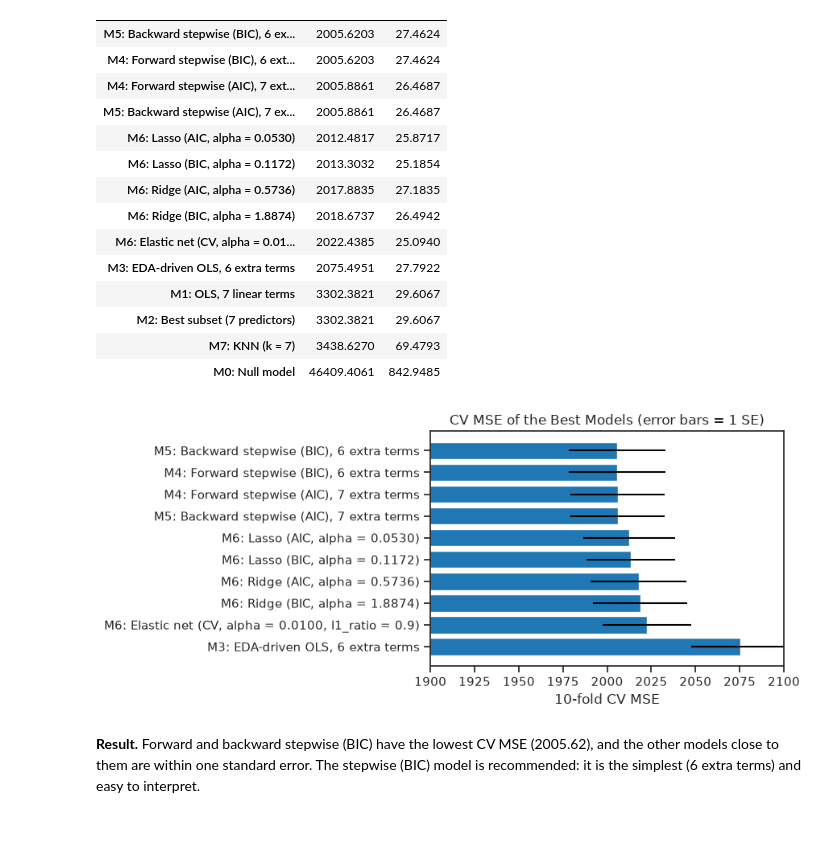
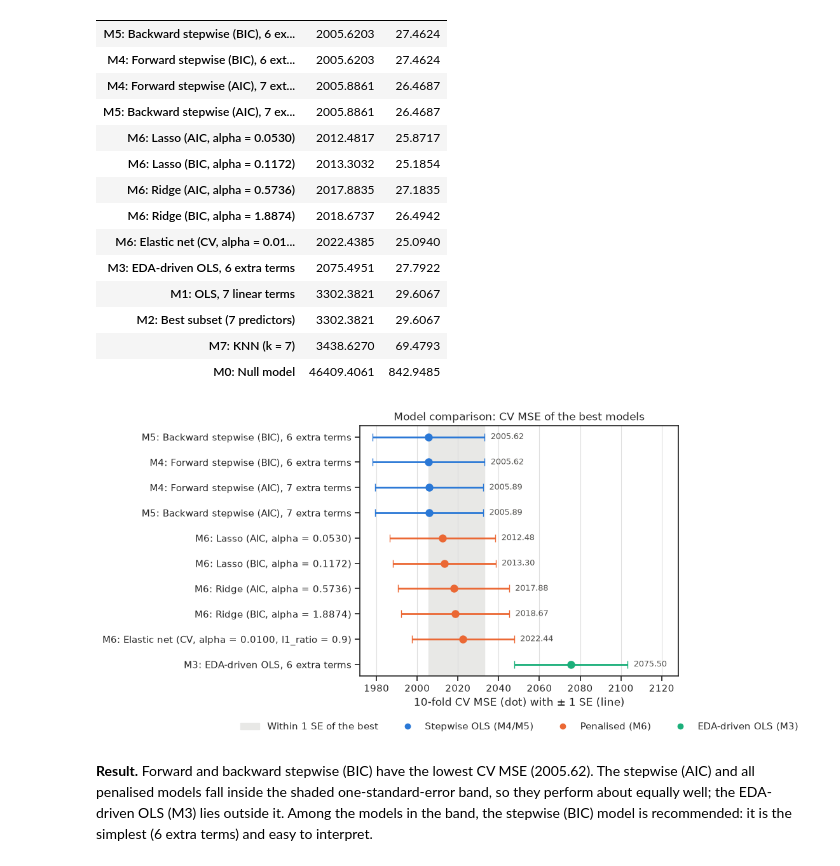
Before and after one commit to QingXueli/qbus2820, a Jupyter notebook: SID_Assignment1_implementation.ipynb, the cells around one changed output. Saved outputs shown, nothing was run; the diff lists cells and outputs as text; code cells hidden in the pictures; blank space fills up the shorter version.

```diff
--- a/SID_Assignment1_implementation.ipynb
+++ b/SID_Assignment1_implementation.ipynb
@@ -1041,20 +1041,50 @@ comparison_table.round(4)
 | M2: Best subset (7 predictors) | 3302.3821 | 29.6067 |
 | M7: KNN (k = 7) | 3438.6270 | 69.4793 |
 | M0: Null model | 46409.4061 | 842.9485 |
-# %%
-# Models close to the best one (M0, M1, the best subset and KNN have much larger errors)
-close = comparison_table[comparison_table['CV MSE'] < 2500]
-
-fig = plt.figure(figsize=(9, 4))
-plt.barh(close.index, close['CV MSE'], xerr = close['SE'], color = '#1F77B4')   # error bars = 1 SE
-plt.gca().invert_yaxis()                                                         # best model at the top
-plt.xlim(1900, 2100)
-plt.xlabel('10-fold CV MSE')
-plt.title('CV MSE of the Best Models (error bars = 1 SE)')
-plt.tight_layout()
-plt.show()
-# %% [output]
-[figure, removed]
+# %%
+# Models close to the best one (M0, M1, the best subset and KNN have much larger errors, shown in the table above)
+close = comparison_table[comparison_table['CV MSE'] < 2500]
+
+# Colour by model family (fixed colours): stepwise OLS, penalised regression, EDA-driven OLS
+family_colours = {'Stepwise OLS (M4/M5)': '#2a78d6', 'Penalised (M6)': '#eb6834', 'EDA-driven OLS (M3)': '#1baf7a'}
+def family(name):
+    if name.startswith('M4') or name.startswith('M5'):
+        return 'Stepwise OLS (M4/M5)'
+    elif name.startswith('M6'):
+        return 'Penalised (M6)'
+    else:
+        return 'EDA-driven OLS (M3)'
+
+best_mse = close['CV MSE'].min()
+one_se_line = best_mse + close.loc[close['CV MSE'].idxmin(), 'SE']   # one-standard-error rule: best CV MSE + its SE
+
+fig, ax = plt.subplots(figsize = (10, 5.5))
+ypos = np.arange(len(close))                                         # one row per model, best at the top
+ax.axvspan(best_mse, one_se_line, color = '#e8e8e6', zorder = 0, label = 'Within 1 SE of the best')   # shaded band
+for i, (name, row) in enumerate(close.iterrows()):
+    colour = family_colours[family(name)]
+    ax.errorbar(row['CV MSE'], ypos[i], xerr = row['SE'], fmt = 'o', markersize = 8,
+                color = colour, ecolor = colour, elinewidth = 2, capsize = 4)          # dot = CV MSE, line = +/- 1 SE
+    ax.text(row['CV MSE'] + row['SE'] + 3, ypos[i], '{:.2f}'.format(row['CV MSE']),
+            va = 'center', fontsize = 9, color = '#52514e')                           # value label next to each dot
+ax.set_yticks(ypos)
+ax.set_yticklabels(close.index)
+ax.invert_yaxis()                                                    # best model at the top
+ax.grid(axis = 'x', color = '#dddddd', linewidth = 0.8)              # light vertical grid only
+ax.set_axisbelow(True)
+ax.set_xlim(right = close['CV MSE'].max() + close['SE'].max() + 25)    # room for the value labels
+ax.set_xlabel('10-fold CV MSE (dot) with ± 1 SE (line)')
+ax.set_title('Model comparison: CV MSE of the best models')
+
+# Legend: one entry per family plus the 1-SE band
+for fam, colour in family_colours.items():
+    ax.plot([], [], 'o', color = colour, label = fam)
+ax.legend(loc = 'upper center', bbox_to_anchor = (0.5, -0.15), ncol = 4, frameon = False)   # legend below the plot
+plt.tight_layout()
+plt.show()
+# %% [output]
+[figure, added]
 # %% [markdown]
-**Result.** Forward and backward stepwise (BIC) have the lowest CV MSE (2005.62), and the other models close to them are
-within one standard error. The stepwise (BIC) model is recommended: it is the simplest (6 extra terms) and easy to interpret.
+**Result.** Forward and backward stepwise (BIC) have the lowest CV MSE (2005.62). The stepwise (AIC) and all penalised models
+fall inside the shaded one-standard-error band, so they perform about equally well; the EDA-driven OLS (M3) lies outside it.
+Among the models in the band, the stepwise (BIC) model is recommended: it is the simplest (6 extra terms) and easy to interpret.
```
Also changed, not shown: parts of 1 cell of this notebook, 2 other files.
